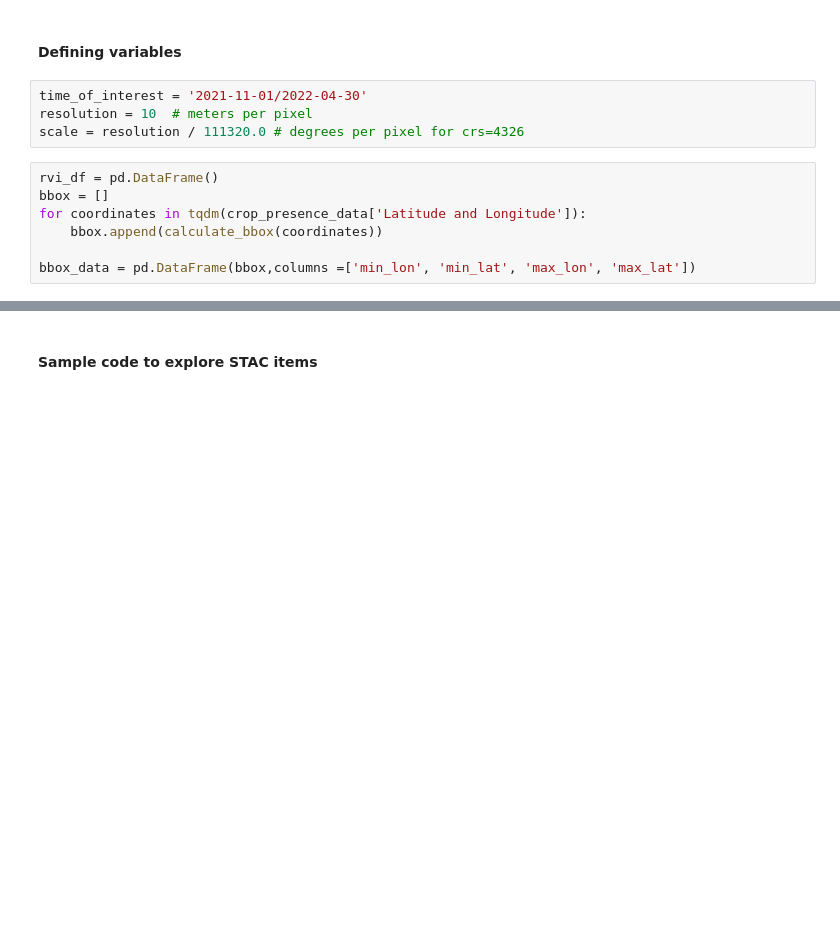
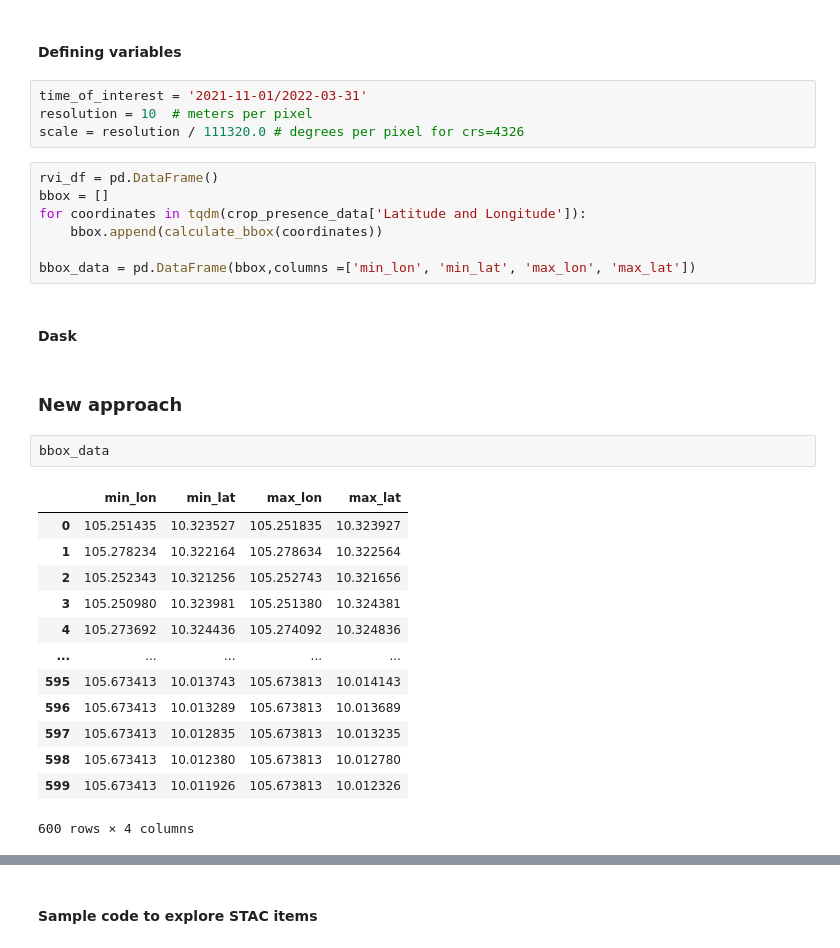
Before and after one commit to subasthapa1/EYChallenge, a Jupyter notebook: Sentinel1-Final.ipynb, the cells around one changed output, grey strips where cells are left out. Drawn from its saved outputs; the diff is of its cells as text; blank space fills up the shorter version.

```diff
--- a/Sentinel1-Final.ipynb
+++ b/Sentinel1-Final.ipynb
@@ -78,7 +87,7 @@ def calculate_bbox(lat_long, box_size_deg=0.0004):
 # %% [markdown]
 #### Defining variables
 # %%
-time_of_interest = '2021-11-01/2022-04-30'
+time_of_interest = '2021-11-01/2022-03-31'
 resolution = 10  # meters per pixel
 scale = resolution / 111320.0 # degrees per pixel for crs=4326
 # %%
@@ -88,3 +97,23 @@ for coordinates in tqdm(crop_presence_data['Latitude and Longitude']):
     bbox.append(calculate_bbox(coordinates))
 
 bbox_data = pd.DataFrame(bbox,columns =['min_lon', 'min_lat', 'max_lon', 'max_lat'])
+# %% [markdown]
+#### Dask
+# %% [markdown]
+### New approach
+# %%
+bbox_data
+# %% [output]
+|  | min_lon | min_lat | max_lon | max_lat |
+| 0 | 105.251435 | 10.323527 | 105.251835 | 10.323927 |
+| 1 | 105.278234 | 10.322164 | 105.278634 | 10.322564 |
+| 2 | 105.252343 | 10.321256 | 105.252743 | 10.321656 |
+| 3 | 105.250980 | 10.323981 | 105.251380 | 10.324381 |
+| 4 | 105.273692 | 10.324436 | 105.274092 | 10.324836 |
+| ... | ... | ... | ... | ... |
+| 595 | 105.673413 | 10.013743 | 105.673813 | 10.014143 |
+| 596 | 105.673413 | 10.013289 | 105.673813 | 10.013689 |
+| 597 | 105.673413 | 10.012835 | 105.673813 | 10.013235 |
+| 598 | 105.673413 | 10.012380 | 105.673813 | 10.012780 |
+| 599 | 105.673413 | 10.011926 | 105.673813 | 10.012326 |
+600 rows × 4 columns
```
Also changed, not shown: parts of 64 cells of this notebook, 1 other file.
